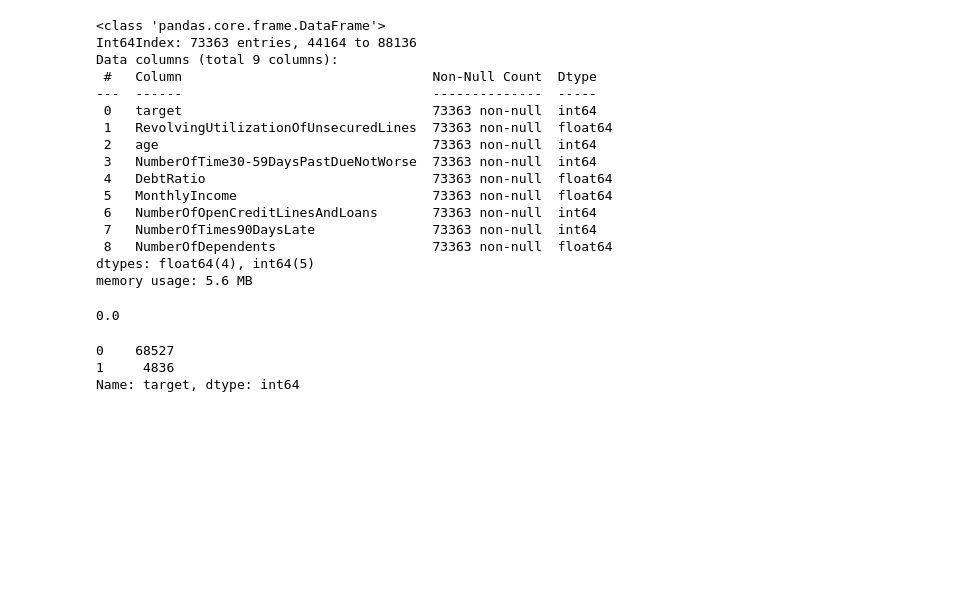
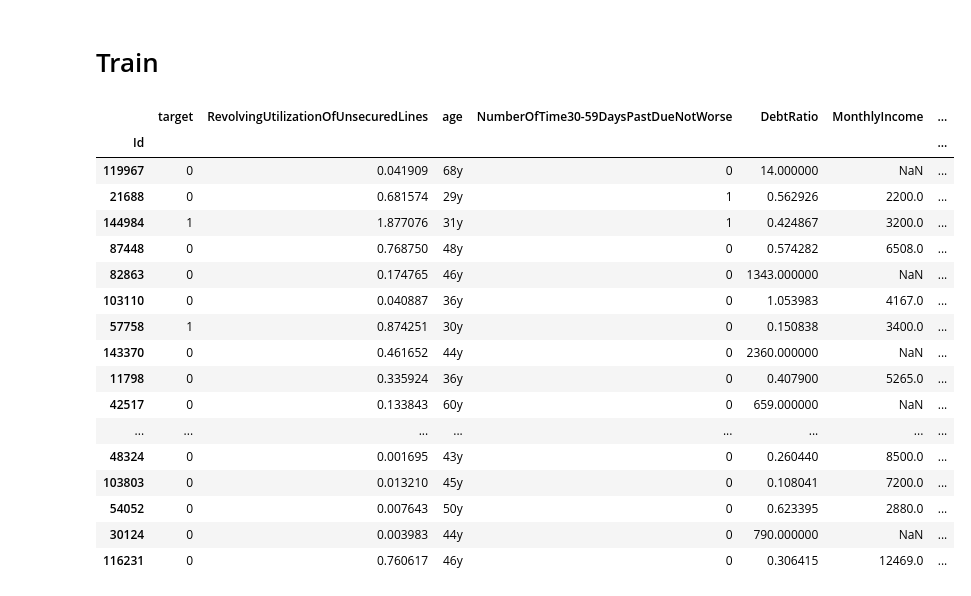
Before and after one commit to josemanuelgonzalezfornell/Machine_Learning, a Jupyter notebook: Kaggle2/src/EDA_and_cleaning.ipynb, the cells around one changed output. Cells and saved outputs as stored; diff of their text form; code cells hidden in the pictures; blank space fills up the shorter version.

```diff
--- a/Kaggle2/src/EDA_and_cleaning.ipynb
+++ b/Kaggle2/src/EDA_and_cleaning.ipynb
@@ -155,29 +8,2 @@ df.to_csv("data/processed/train.csv")
-# %%
-df.info()
-# %% [output]
-<class 'pandas.core.frame.DataFrame'>
-Int64Index: 73363 entries, 44164 to 88136
-Data columns (total 9 columns):
- #   Column                                Non-Null Count  Dtype
----  ------                                --------------  -----
- 0   target                                73363 non-null  int64
- 1   RevolvingUtilizationOfUnsecuredLines  73363 non-null  float64
- 2   age                                   73363 non-null  int64
- 3   NumberOfTime30-59DaysPastDueNotWorse  73363 non-null  int64
- 4   DebtRatio                             73363 non-null  float64
- 5   MonthlyIncome                         73363 non-null  float64
- 6   NumberOfOpenCreditLinesAndLoans       73363 non-null  int64
- 7   NumberOfTimes90DaysLate               73363 non-null  int64
- 8   NumberOfDependents                    73363 non-null  float64
-dtypes: float64(4), int64(5)
-memory usage: 5.6 MB
-# %%
-df["NumberOfDependents"].median()
-# %% [output]
-0.0
-# %%
-df["target"].value_counts()
-# %% [output]
-0    68527
-1     4836
-Name: target, dtype: int64
+# %% [markdown]
+# Train
@@ -183,0 +13,22 @@ Name: target, dtype: int64
+# %%
+# Se realiza una observación rápida
+df_train.sample(20)
+# %% [output]
+|  | target | RevolvingUtilizationOfUnsecuredLines | age | NumberOfTime30-59DaysPastDueNotWorse | DebtRatio | MonthlyIncome | ... |
+| Id |  |  |  |  |  |  | ... |
+| 119967 | 0 | 0.041909 | 68y | 0 | 14.000000 | NaN | ... |
+| 21688 | 0 | 0.681574 | 29y | 1 | 0.562926 | 2200.0 | ... |
+| 144984 | 1 | 1.877076 | 31y | 1 | 0.424867 | 3200.0 | ... |
+| 87448 | 0 | 0.768750 | 48y | 0 | 0.574282 | 6508.0 | ... |
+| 82863 | 0 | 0.174765 | 46y | 0 | 1343.000000 | NaN | ... |
+| 103110 | 0 | 0.040887 | 36y | 0 | 1.053983 | 4167.0 | ... |
+| 57758 | 1 | 0.874251 | 30y | 0 | 0.150838 | 3400.0 | ... |
+| 143370 | 0 | 0.461652 | 44y | 0 | 2360.000000 | NaN | ... |
+| 11798 | 0 | 0.335924 | 36y | 0 | 0.407900 | 5265.0 | ... |
+| 42517 | 0 | 0.133843 | 60y | 0 | 659.000000 | NaN | ... |
+| ... | ... | ... | ... | ... | ... | ... | ... |
+| 48324 | 0 | 0.001695 | 43y | 0 | 0.260440 | 8500.0 | ... |
+| 103803 | 0 | 0.013210 | 45y | 0 | 0.108041 | 7200.0 | ... |
+| 54052 | 0 | 0.007643 | 50y | 0 | 0.623395 | 2880.0 | ... |
+| 30124 | 0 | 0.003983 | 44y | 0 | 790.000000 | NaN | ... |
+| 116231 | 0 | 0.760617 | 46y | 0 | 0.306415 | 12469.0 | ... |
```
Also changed, not shown: parts of 52 cells of this notebook, 15 other files.
